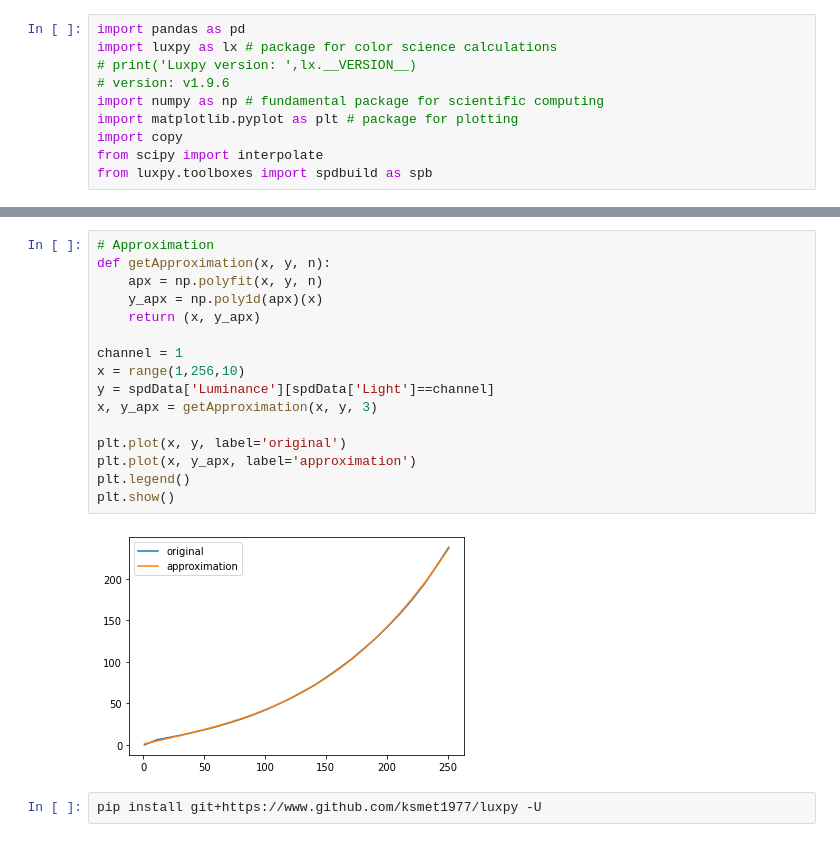
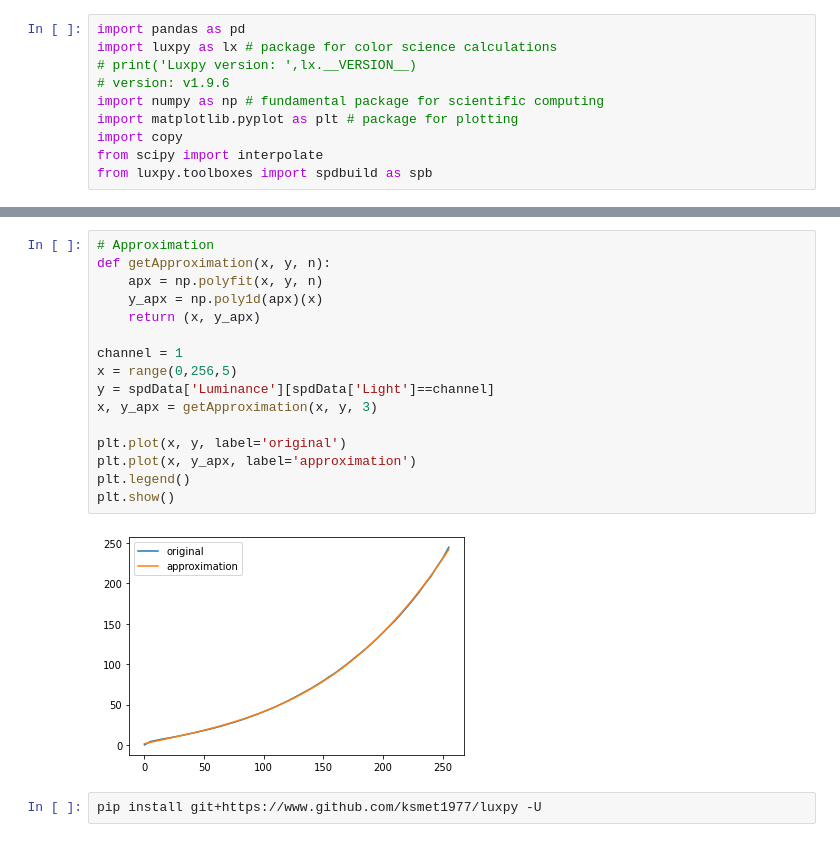
Before and after one commit to jovanakostres/lightingscience, a Jupyter notebook: Calculations.ipynb, the cells around one changed output, grey strips where cells are left out. Drawn from its saved outputs; the diff is of its cells as text.

```diff
--- a/Calculations.ipynb
+++ b/Calculations.ipynb
@@ -204,21 +214,21 @@ def do_optimization():
 # %%
 # Approximation
 def getApproximation(x, y, n):
     apx = np.polyfit(x, y, n)
     y_apx = np.poly1d(apx)(x)
     return (x, y_apx)
 
 channel = 1
-x = range(1,256,10)
+x = range(0,256,5)
 y = spdData['Luminance'][spdData['Light']==channel]
 x, y_apx = getApproximation(x, y, 3)
 
 plt.plot(x, y, label='original')
 plt.plot(x, y_apx, label='approximation')
 plt.legend()
 plt.show()
 # %% [output]
-[figure, old version]
+[figure, new version]
 # %%
 pip install git+https://www.github.com/ksmet1977/luxpy -U
 # %% [output]
```
Also changed, not shown: parts of 5 cells of this notebook.
